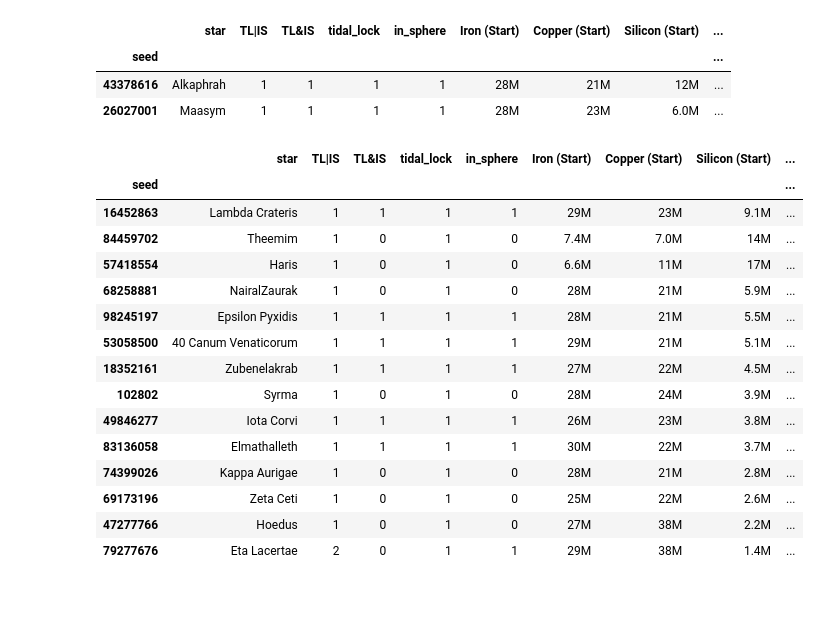
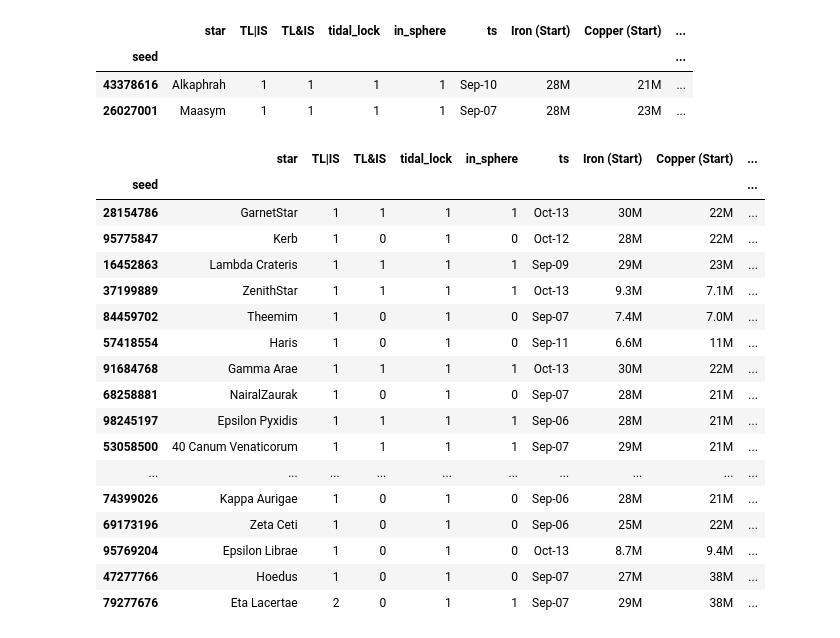
Before and after one commit to drakesiard/dsp-seed-export-parser, a Jupyter notebook: scanner.ipynb, the cells around one changed output. Cells and saved outputs as stored; diff of their text form; code cells hidden in the pictures; blank space fills up the shorter version.

Commit message:
More starting systems, more information

```diff
--- a/scanner.ipynb
+++ b/scanner.ipynb
@@ -221,6 +210,7 @@ def scan_systems(universe):
     home_star_id = universe['meta']['birthStarId']
     home_planet_id = universe['meta']['birthPlanetId']
     seed = universe['meta']['seed']
+    mtime = universe['meta']['mtime']
     stars = []
     planets = []
 
@@ -273,11 +263,14 @@ def scan_systems(universe):
                .merge(oceans.reindex(star_df['star'], fill_value=False),
                       left_on='star', right_index=True, validate='1:1'))
 
-    return star_df, planet_df
+    seed_df =  pd.DataFrame.from_records([{'seed': seed, 'ts': mtime}])
 
-star_df, planet_df = scan_systems(universe)
+    return star_df, planet_df, seed_df
+
+star_df, planet_df, seed_df = scan_systems(universe)
 display(star_df.head())
 display(planet_df.head())
+display(seed_df.head())
 # %% [output]
 |  | seed | star | home_system | spectrum | type | luminosity | Iron | Copper | Silicon | Titanium | ... |
 | 0 | 18238299 | Procyon | True | G | Main Sequence | 0.978408 | 23539812.0 | 33240354.0 | 13467962.0 | 13893383.0 | ... |
@@ -297,6 +292,7 @@ time: 28.6 ms (started: 2021-10-12 14:33:34 +01:00)
 # %%
 with mp.Pool(mp.cpu_count() - 1) as pool:
-    star_dfs, planet_dfs = zip(*pool.imap_unordered(partial(process_universe, scan_systems), files, chunksize=100))
+    star_dfs, planet_dfs, seed_dfs = zip(*pool.imap_unordered(partial(process_universe, scan_systems), files, chunksize=100))
 star_df = reorder(pd.concat(star_dfs))
 planet_df = reorder(pd.concat(planet_dfs))
+seed_df = pd.concat(seed_dfs)
 # %% [output]
@@ -384,7 +380,7 @@ def shader(series, pct):
 
 def show(full_df, df):
     shade_cols = [x for x in df.columns if x in formatters.keys()]
-    pct = full_df[shade_cols].rank(pct=True)
+    pct = full_df[shade_cols].rank(pct=True, method='min')
     display(HTML(
         df.style
         .apply(func=shader, pct=pct, axis='index', subset=shade_cols)
@@ -399,10 +395,14 @@ home_resources['limit'] =  home_resources[base_types].min(axis='columns')
 seed_res = (
     tl_is.reset_index(level='star')
     .merge(
+        seed_df,
+        on='seed', validate='1:1')
+    .merge(
         home_resources,
         on='seed', validate='1:1')
     .merge(
         star_df.groupby('seed')[ocean_types + vein_types + gas_types].sum(),
         on='seed', validate='1:1', suffixes=[' (Start)', ''])
 )
+seed_res['ts'] = seed_res['ts'].dt.strftime('%b-%d')
 # %% [output]
@@ -410,40 +410,44 @@ time: 27.2 ms (started: 2021-10-12 14:33:45 +01:00)
 # %%
 enough_fire_ice = (
     (seed_res['Fire ice (Start)'] > 1e6)
     | ((seed_res['Fire ice (Start)'] > 0) & (seed_res['Fire ice gas (Start)'] > 0))
 )
 
 potential = (
-    seed_res.loc[enough_fire_ice]
-#     .query('`TL|IS` >= 1')
+    seed_res
+    .loc[enough_fire_ice]
+    # .query('`TL|IS` >= 1')
     .query('`tidal_lock` >= 1')
-#     .query('limit > 6e6')
-#     .query('`Organic Crystal` > 50e6')
+    # .query('limit > 6e6')
+    # .query('`Organic Crystal` > 50e6')
+
     .sort_values('limit', ascending=False)
-#     .sort_values('Organic Crystal', ascending=False)
-)
+    # .sort_values('Organic Crystal', ascending=False)
+).set_index('seed')
 
 pre_run = potential.index.isin(previous_runs)
 show(potential, potential.loc[pre_run])
-show(potential, potential.loc[~pre_run].head(25))
+show(potential, potential.loc[~pre_run].head(50))
 # %% [output]
-|  | star | TL|IS | TL&IS | tidal_lock | in_sphere | Iron (Start) | Copper (Start) | Silicon (Start) | ... |
+|  | star | TL|IS | TL&IS | tidal_lock | in_sphere | ts | Iron (Start) | Copper (Start) | ... |
 | seed |  |  |  |  |  |  |  |  | ... |
-| 43378616 | Alkaphrah | 1 | 1 | 1 | 1 | 28M | 21M | 12M | ... |
-| 26027001 | Maasym | 1 | 1 | 1 | 1 | 28M | 23M | 6.0M | ... |
+| 43378616 | Alkaphrah | 1 | 1 | 1 | 1 | Sep-10 | 28M | 21M | ... |
+| 26027001 | Maasym | 1 | 1 | 1 | 1 | Sep-07 | 28M | 23M | ... |
-|  | star | TL|IS | TL&IS | tidal_lock | in_sphere | Iron (Start) | Copper (Start) | Silicon (Start) | ... |
+|  | star | TL|IS | TL&IS | tidal_lock | in_sphere | ts | Iron (Start) | Copper (Start) | ... |
 | seed |  |  |  |  |  |  |  |  | ... |
-| 16452863 | Lambda Crateris | 1 | 1 | 1 | 1 | 29M | 23M | 9.1M | ... |
-| 84459702 | Theemim | 1 | 0 | 1 | 0 | 7.4M | 7.0M | 14M | ... |
-| 57418554 | Haris | 1 | 0 | 1 | 0 | 6.6M | 11M | 17M | ... |
-| 68258881 | NairalZaurak | 1 | 0 | 1 | 0 | 28M | 21M | 5.9M | ... |
-| 98245197 | Epsilon Pyxidis | 1 | 1 | 1 | 1 | 28M | 21M | 5.5M | ... |
-| 53058500 | 40 Canum Venaticorum | 1 | 1 | 1 | 1 | 29M | 21M | 5.1M | ... |
-| 18352161 | Zubenelakrab | 1 | 1 | 1 | 1 | 27M | 22M | 4.5M | ... |
-| 102802 | Syrma | 1 | 0 | 1 | 0 | 28M | 24M | 3.9M | ... |
-| 49846277 | Iota Corvi | 1 | 1 | 1 | 1 | 26M | 23M | 3.8M | ... |
-| 83136058 | Elmathalleth | 1 | 1 | 1 | 1 | 30M | 22M | 3.7M | ... |
-| 74399026 | Kappa Aurigae | 1 | 0 | 1 | 0 | 28M | 21M | 2.8M | ... |
-| 69173196 | Zeta Ceti | 1 | 0 | 1 | 0 | 25M | 22M | 2.6M | ... |
-| 47277766 | Hoedus | 1 | 0 | 1 | 0 | 27M | 38M | 2.2M | ... |
-| 79277676 | Eta Lacertae | 2 | 0 | 1 | 1 | 29M | 38M | 1.4M | ... |
+| 28154786 | GarnetStar | 1 | 1 | 1 | 1 | Oct-13 | 30M | 22M | ... |
+| 95775847 | Kerb | 1 | 0 | 1 | 0 | Oct-12 | 28M | 22M | ... |
+| 16452863 | Lambda Crateris | 1 | 1 | 1 | 1 | Sep-09 | 29M | 23M | ... |
+| 37199889 | ZenithStar | 1 | 1 | 1 | 1 | Oct-13 | 9.3M | 7.1M | ... |
+| 84459702 | Theemim | 1 | 0 | 1 | 0 | Sep-07 | 7.4M | 7.0M | ... |
+| 57418554 | Haris | 1 | 0 | 1 | 0 | Sep-11 | 6.6M | 11M | ... |
+| 91684768 | Gamma Arae | 1 | 1 | 1 | 1 | Oct-13 | 30M | 22M | ... |
+| 68258881 | NairalZaurak | 1 | 0 | 1 | 0 | Sep-07 | 28M | 21M | ... |
+| 98245197 | Epsilon Pyxidis | 1 | 1 | 1 | 1 | Sep-06 | 28M | 21M | ... |
+| 53058500 | 40 Canum Venaticorum | 1 | 1 | 1 | 1 | Sep-07 | 29M | 21M | ... |
+| ... | ... | ... | ... | ... | ... | ... | ... | ... | ... |
+| 74399026 | Kappa Aurigae | 1 | 0 | 1 | 0 | Sep-06 | 28M | 21M | ... |
+| 69173196 | Zeta Ceti | 1 | 0 | 1 | 0 | Sep-06 | 25M | 22M | ... |
+| 95769204 | Epsilon Librae | 1 | 0 | 1 | 0 | Oct-13 | 8.7M | 9.4M | ... |
+| 47277766 | Hoedus | 1 | 0 | 1 | 0 | Sep-07 | 27M | 38M | ... |
+| 79277676 | Eta Lacertae | 2 | 0 | 1 | 1 | Sep-07 | 29M | 38M | ... |
```
Also changed, not shown: parts of 19 cells of this notebook.
